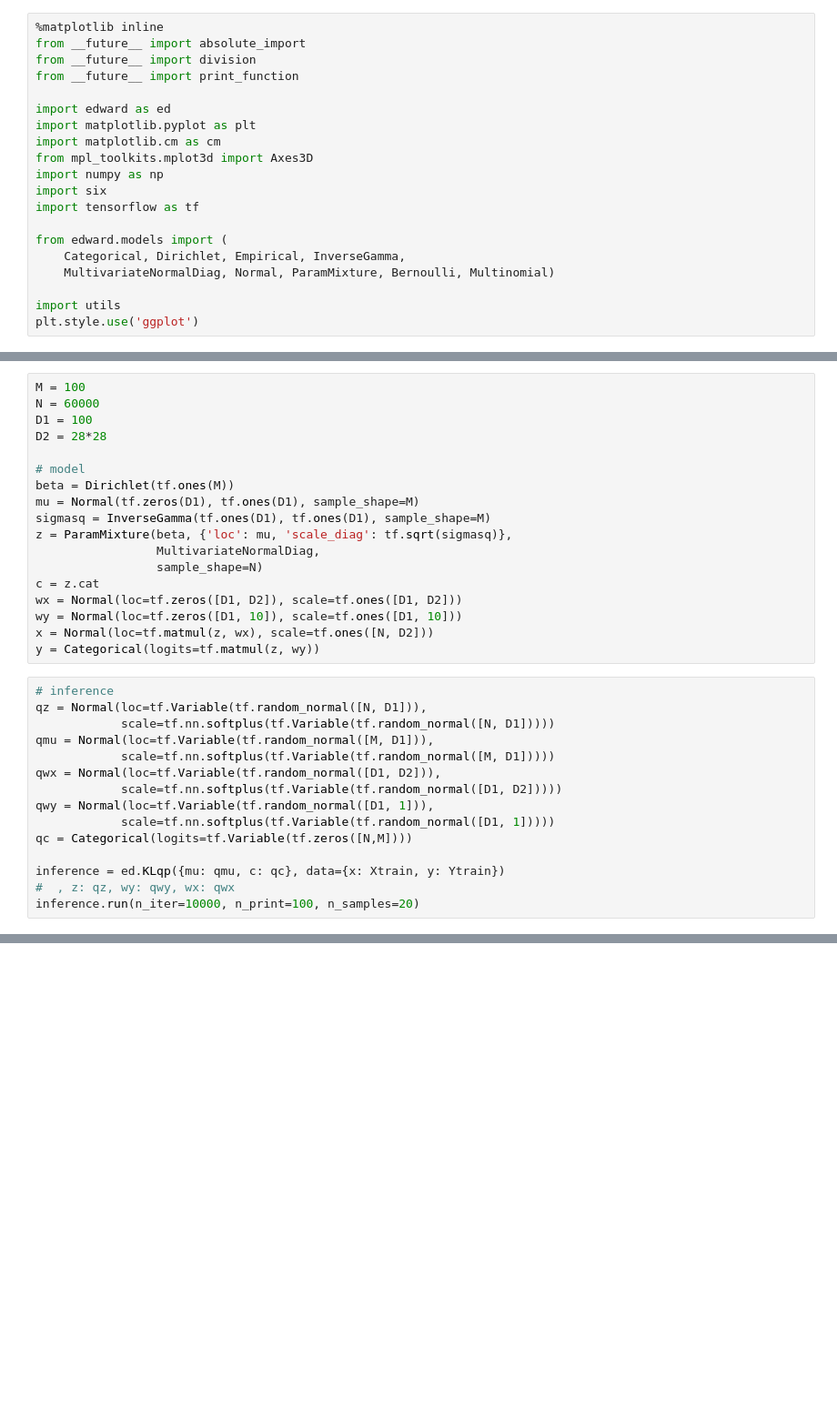
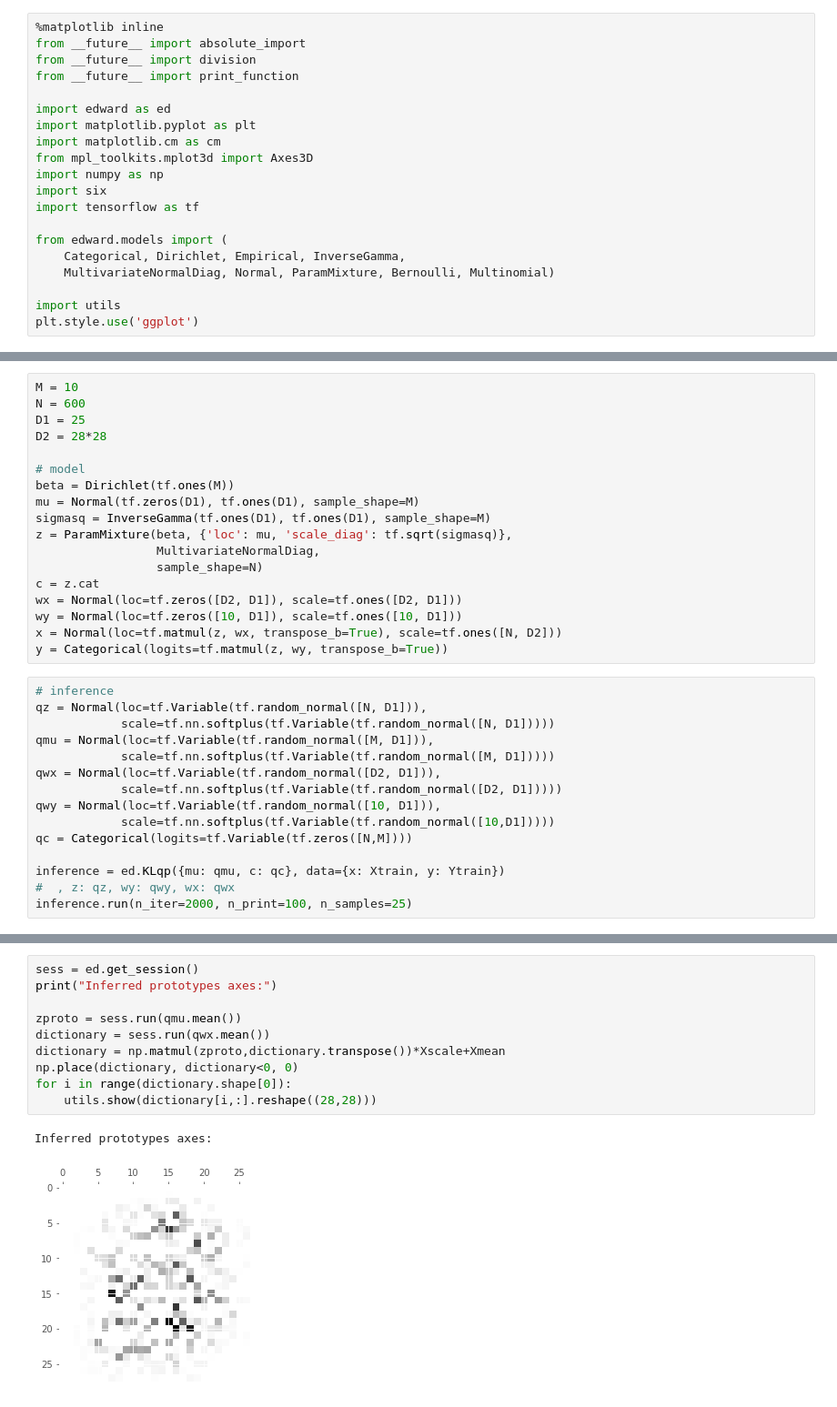
Before and after one commit to rishgoyell/genknn, a Jupyter notebook: mnist_experiment.ipynb, the cells around one changed output, grey strips where cells are left out. Shown at 91% size. Saved outputs shown, nothing was run; the diff lists cells and outputs as text; blank space fills up the shorter version.

```diff
--- a/mnist_experiment.ipynb
+++ b/mnist_experiment.ipynb
@@ -33,7 +39,7 @@ for i in range(60000):
 # %%
-M = 100
-N = 60000
-D1 = 100
+M = 10
+N = 600
+D1 = 25
 D2 = 28*28
 
 # model
@@ -44,22 +50,22 @@ z = ParamMixture(beta, {'loc': mu, 'scale_diag': tf.sqrt(sigmasq)},
                  MultivariateNormalDiag,
                  sample_shape=N)
 c = z.cat
-wx = Normal(loc=tf.zeros([D1, D2]), scale=tf.ones([D1, D2]))
-wy = Normal(loc=tf.zeros([D1, 10]), scale=tf.ones([D1, 10]))
-x = Normal(loc=tf.matmul(z, wx), scale=tf.ones([N, D2]))
-y = Categorical(logits=tf.matmul(z, wy))
+wx = Normal(loc=tf.zeros([D2, D1]), scale=tf.ones([D2, D1]))
+wy = Normal(loc=tf.zeros([10, D1]), scale=tf.ones([10, D1]))
+x = Normal(loc=tf.matmul(z, wx, transpose_b=True), scale=tf.ones([N, D2]))
+y = Categorical(logits=tf.matmul(z, wy, transpose_b=True))
 # %%
 # inference
 qz = Normal(loc=tf.Variable(tf.random_normal([N, D1])),
             scale=tf.nn.softplus(tf.Variable(tf.random_normal([N, D1]))))
 qmu = Normal(loc=tf.Variable(tf.random_normal([M, D1])),
             scale=tf.nn.softplus(tf.Variable(tf.random_normal([M, D1]))))
-qwx = Normal(loc=tf.Variable(tf.random_normal([D1, D2])),
-            scale=tf.nn.softplus(tf.Variable(tf.random_normal([D1, D2]))))
-qwy = Normal(loc=tf.Variable(tf.random_normal([D1, 1])),
-            scale=tf.nn.softplus(tf.Variable(tf.random_normal([D1, 1]))))
+qwx = Normal(loc=tf.Variable(tf.random_normal([D2, D1])),
+            scale=tf.nn.softplus(tf.Variable(tf.random_normal([D2, D1]))))
+qwy = Normal(loc=tf.Variable(tf.random_normal([10, D1])),
+            scale=tf.nn.softplus(tf.Variable(tf.random_normal([10,D1]))))
 qc = Categorical(logits=tf.Variable(tf.zeros([N,M])))
 
 inference = ed.KLqp({mu: qmu, c: qc}, data={x: Xtrain, y: Ytrain})
 #  , z: qz, wy: qwy, wx: qwx
-inference.run(n_iter=10000, n_print=100, n_samples=20)
+inference.run(n_iter=2000, n_print=100, n_samples=25)
@@ -65,0 +74,13 @@ inference.run(n_iter=10000, n_print=100, n_samples=20)
+# %%
+sess = ed.get_session()
+print("Inferred prototypes axes:")
+
+zproto = sess.run(qmu.mean())
+dictionary = sess.run(qwx.mean())
+dictionary = np.matmul(zproto,dictionary.transpose())*Xscale+Xmean
+np.place(dictionary, dictionary<0, 0)
+for i in range(dictionary.shape[0]):
+    utils.show(dictionary[i,:].reshape((28,28)))
+# %% [output]
+Inferred prototypes axes:
+[figure, added]
```
Also changed, not shown: parts of 3 cells of this notebook, 3 other files.
